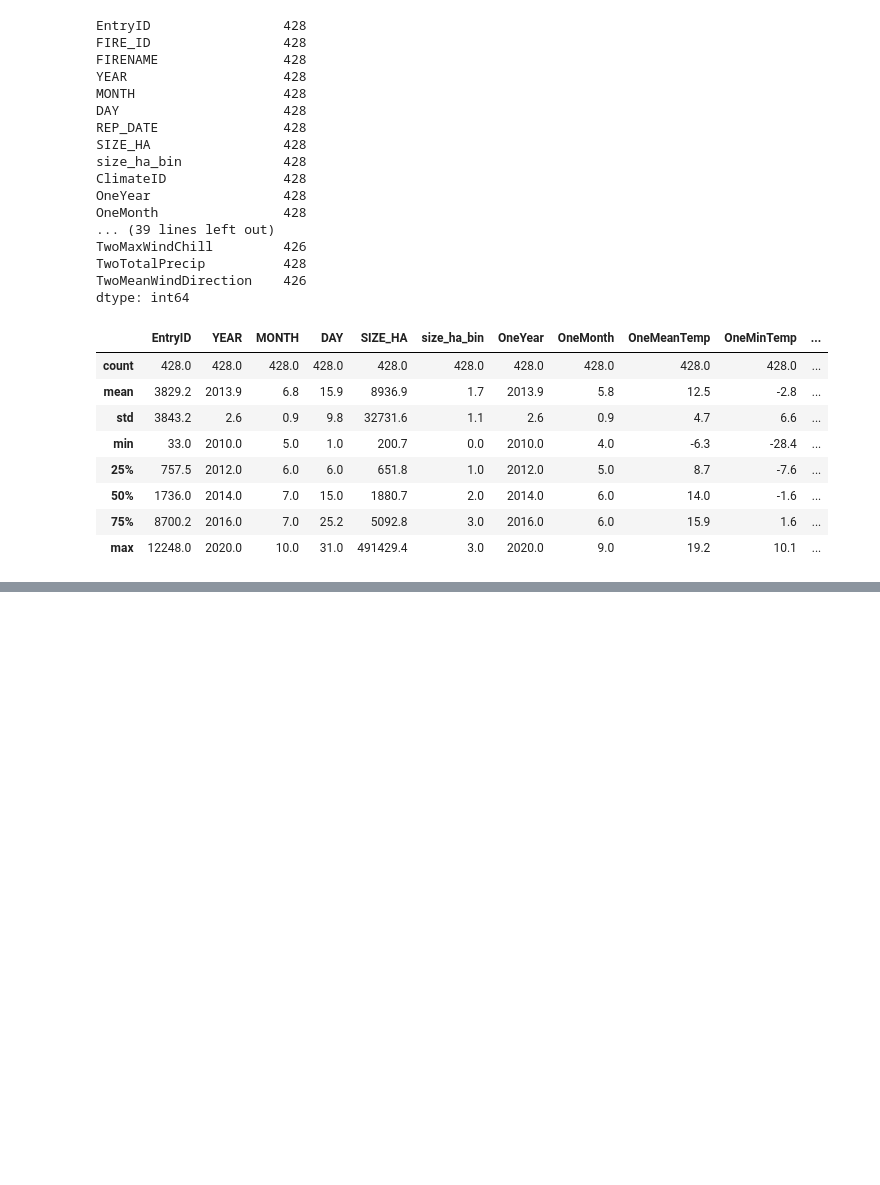
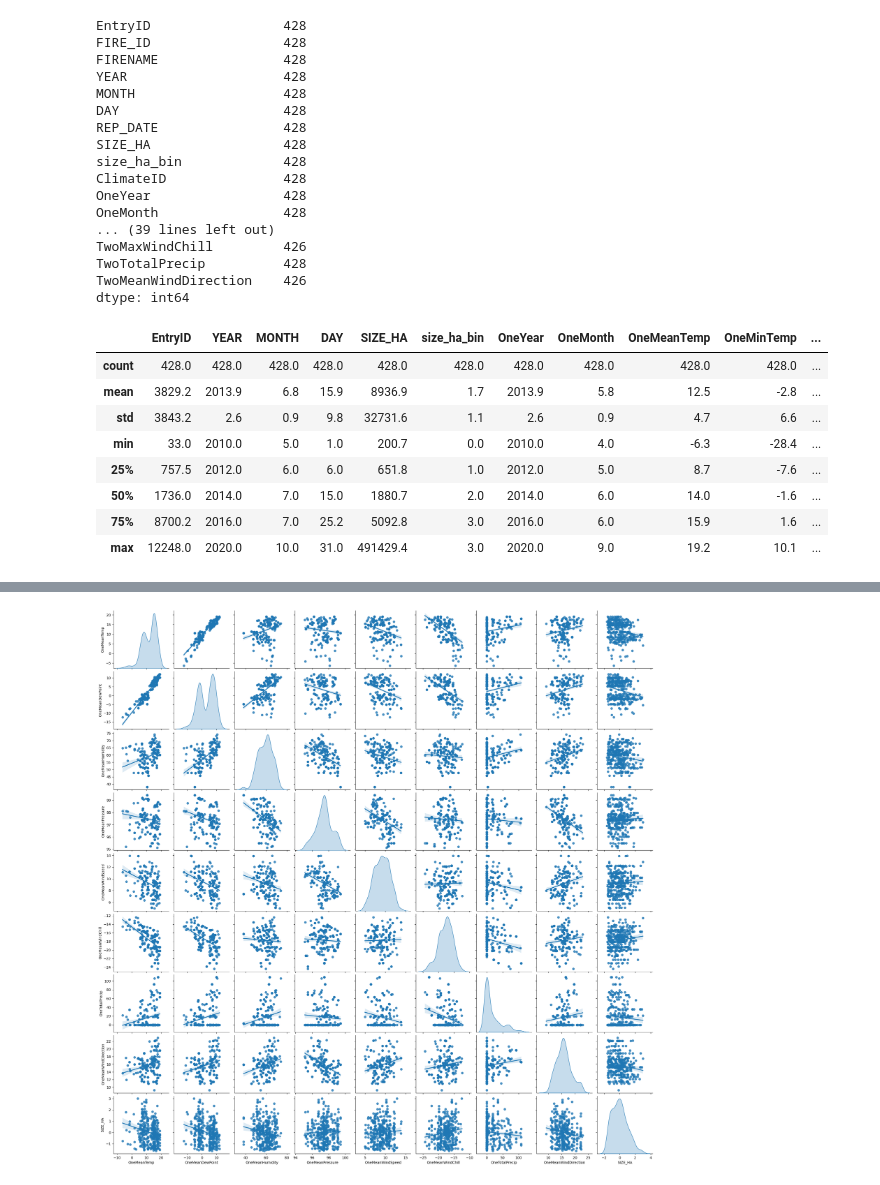
Before and after one commit to NouranEmad16/MLweatherForestFire, a Jupyter notebook: Data_step6_FeatureEvaluation.ipynb, the cells around one changed output, grey strips where cells are left out. Saved outputs shown, nothing was run; the diff lists cells and outputs as text; code cells hidden in the pictures; blank space fills up the shorter version.

```diff
--- a/Data_step6_FeatureEvaluation.ipynb
+++ b/Data_step6_FeatureEvaluation.ipynb
@@ -74,0 +137,29 @@ dfEval.describe()
+# %%
+Y_train = dfTrain['SIZE_HA'].copy(deep=True)
+Y_train.fillna(Y_train.mean(), inplace=True)
+
+Y_train_discrete = dfTrain['size_ha_bin'].copy(deep=True)
+Y_train_discrete.fillna(Y_train_discrete.min(), inplace=True)
+
+X_train = dfTrain.drop(columns=['MONTH', 'SIZE_HA', 'OneMonth', 'OneYear', 'TwoMonth', 'TwoYear', 'EntryID', 'size_ha_bin', 'YEAR', 'DAY', 'FIRE_ID', 'FIRENAME', 'ClimateID', 'REP_DATE'])
+X_train.fillna(X_train.mean(), inplace=True)
+X_train_one = X_train.drop(columns=['TwoMeanTemp', 'TwoMinTemp', 'TwoMaxTemp', 'TwoMeanDewPoint', 'TwoMinDewPoint', 'TwoMaxDewPoint',
+                                     'TwoMeanHumidity', 'TwoMinHumidity', 'TwoMaxHumidity', 'TwoMeanPressure', 'TwoMinPressure',
+                                     'TwoMaxPressure', 'TwoMeanWindSpeed', 'TwoMinWindSpeed', 'TwoMaxWindSpeed', 'TwoMeanWindChill',
+                                     'TwoMinWindChill', 'TwoMaxWindChill', 'TwoTotalPrecip', 'TwoMeanWindDirection'])
+X_train_two = X_train.drop(columns=['OneMeanTemp', 'OneMinTemp', 'OneMaxTemp', 'OneMeanDewPoint', 'OneMinDewPoint', 'OneMaxDewPoint',
+                                     'OneMeanHumidity', 'OneMinHumidity', 'OneMaxHumidity', 'OneMeanPressure', 'OneMinPressure',
+                                     'OneMaxPressure', 'OneMeanWindSpeed', 'OneMinWindSpeed', 'OneMaxWindSpeed', 'OneMeanWindChill',
+                                      'OneMinWindChill', 'OneMaxWindChill', 'OneTotalPrecip', 'OneMeanWindDirection'])
+
+X_train_means_one = X_train_one.drop(columns=['OneMinTemp', 'OneMaxTemp', 'OneMinDewPoint', 'OneMaxDewPoint', 'OneMinHumidity', 'OneMaxHumidity',
+                                              'OneMinPressure', 'OneMaxPressure', 'OneMinWindSpeed', 'OneMaxWindSpeed', 'OneMinWindChill',
+                                              'OneMaxWindChill'])
+
+X_train_means_two = X_train_two.drop(columns=['TwoMinTemp', 'TwoMaxTemp', 'TwoMinDewPoint', 'TwoMaxDewPoint', 'TwoMinHumidity', 'TwoMaxHumidity',
+                                                'TwoMinPressure', 'TwoMaxPressure', 'TwoMinWindSpeed', 'TwoMaxWindSpeed', 'TwoMinWindChill',
+                                                'TwoMaxWindChill'])
+
+dfTrainScaled = dfTrain.copy(deep=True)
+dfTrainScaled.fillna(dfTrainScaled.mean(), inplace=True)
+dfTrainScaled = dfTrainScaled.drop(columns=['MONTH', 'OneMonth', 'OneYear', 'TwoMonth', 'TwoYear', 'EntryID', 'size_ha_bin', 'YEAR', 'DAY', 'FIRE_ID', 'FIRENAME', 'ClimateID', 'REP_DATE'])
@@ -74,0 +176,9 @@ dfEval.describe()
+# %%
+# regularize y using log scale
+Y_train = np.log(Y_train)
+# %%
+# regularize y values using z score
+Y_train = (Y_train - Y_train.mean()) / Y_train.std()
+# %%
+# set max value to 3 zscore
+Y_train[Y_train > 3] = 3
@@ -74,0 +205,6 @@ dfEval.describe()
+# %%
+train_dataset = X_train_means_one.copy(deep=True)
+train_dataset['SIZE_HA'] = Y_train
+pairplotOne = sns.pairplot(train_dataset, kind="reg", diag_kind="kde")
+# %% [output]
+[figure, added]
```
Also changed, not shown: parts of 29 cells of this notebook, 2 other files.
